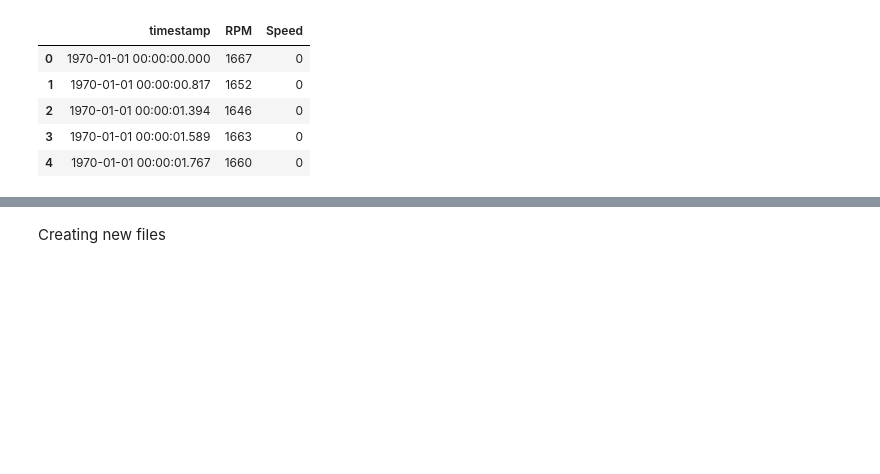
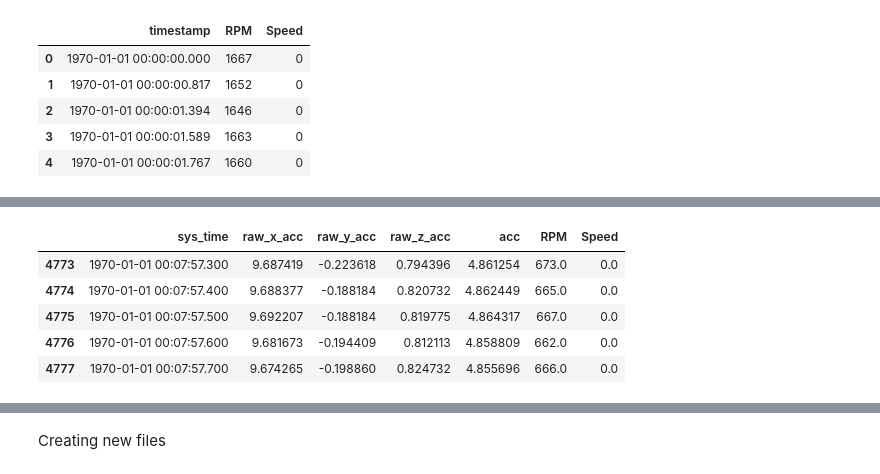
Before and after one commit to wdzhong/vehsense-backend, a Jupyter notebook: Data pre-processing/Data pre-processing.ipynb, the cells around one changed output, grey strips where cells are left out. Cells and saved outputs as stored; diff of their text form; code cells hidden in the pictures; blank space fills up the shorter version.

```diff
--- a/Data pre-processing/Data pre-processing.ipynb
+++ b/Data pre-processing/Data pre-processing.ipynb
@@ -281,0 +299,4 @@ obd_DF1 = pd.read_csv("obd_DF1.txt")
+# %%
+acc_DF1['acc'] = ((acc_DF1['raw_x_acc'] ** 2) + (acc_DF1['raw_y_acc']**2) + (acc_DF1['raw_z_acc']**2)) * (0.25)
+# %%
+acc_DF1['acc'] = np.sqrt(acc_DF1['acc'])
@@ -283,0 +316,2 @@ acc_DF2 = acc_DF1.merge(obd_DF1,how = 'inner').drop(['RPM', 'raw_y_acc','raw_z_a
+# %%
+acc_DF5 = acc_DF1.merge(obd_DF1,how = 'left').drop(['acc'],axis = 1)
@@ -283,0 +327,2 @@ acc_DF2 = acc_DF1.merge(obd_DF1,how = 'inner').drop(['RPM', 'raw_y_acc','raw_z_a
+# %%
+acc_DF5 = acc_DF5.interpolate(method='linear')
@@ -283,0 +333,9 @@ acc_DF2 = acc_DF1.merge(obd_DF1,how = 'inner').drop(['RPM', 'raw_y_acc','raw_z_a
+# %%
+acc_DF5.tail()
+# %% [output]
+|  | sys_time | raw_x_acc | raw_y_acc | raw_z_acc | acc | RPM | Speed |
+| 4773 | 1970-01-01 00:07:57.300 | 9.687419 | -0.223618 | 0.794396 | 4.861254 | 673.0 | 0.0 |
+| 4774 | 1970-01-01 00:07:57.400 | 9.688377 | -0.188184 | 0.820732 | 4.862449 | 665.0 | 0.0 |
+| 4775 | 1970-01-01 00:07:57.500 | 9.692207 | -0.188184 | 0.819775 | 4.864317 | 667.0 | 0.0 |
+| 4776 | 1970-01-01 00:07:57.600 | 9.681673 | -0.194409 | 0.812113 | 4.858809 | 662.0 | 0.0 |
+| 4777 | 1970-01-01 00:07:57.700 | 9.674265 | -0.198860 | 0.824732 | 4.855696 | 666.0 | 0.0 |
```
Also changed, not shown: parts of 44 cells of this notebook, 13 other files.
